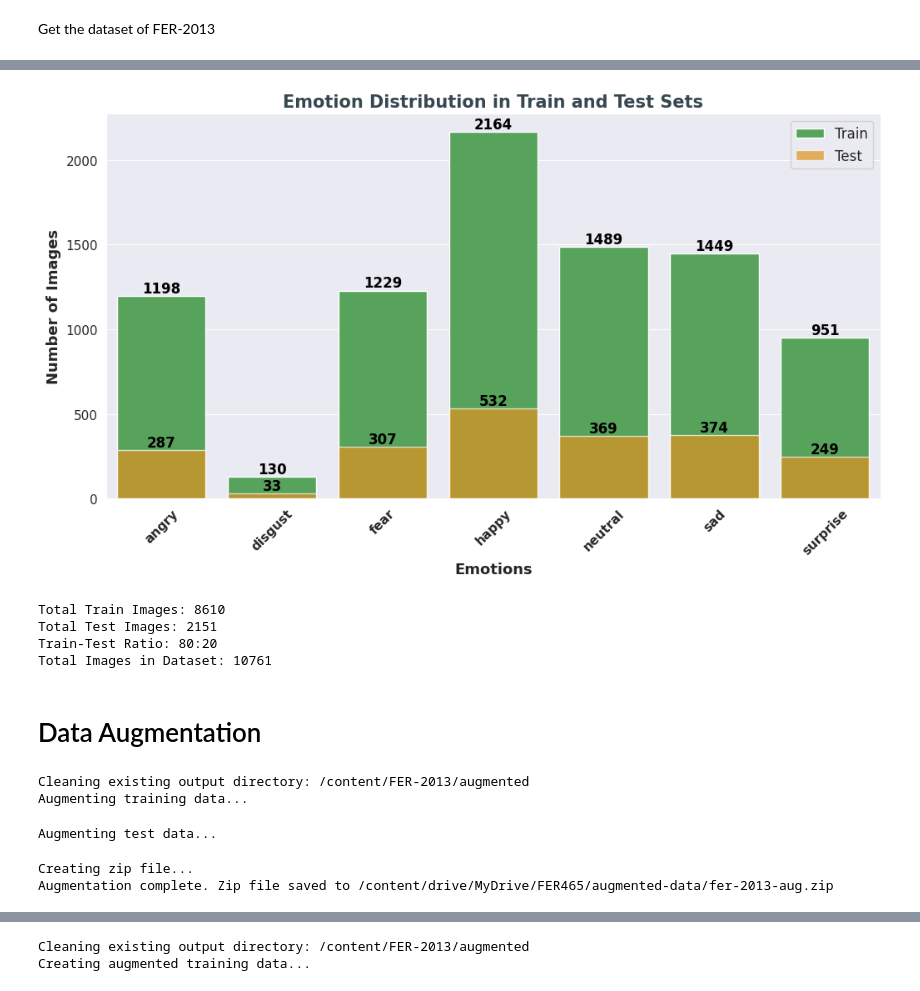
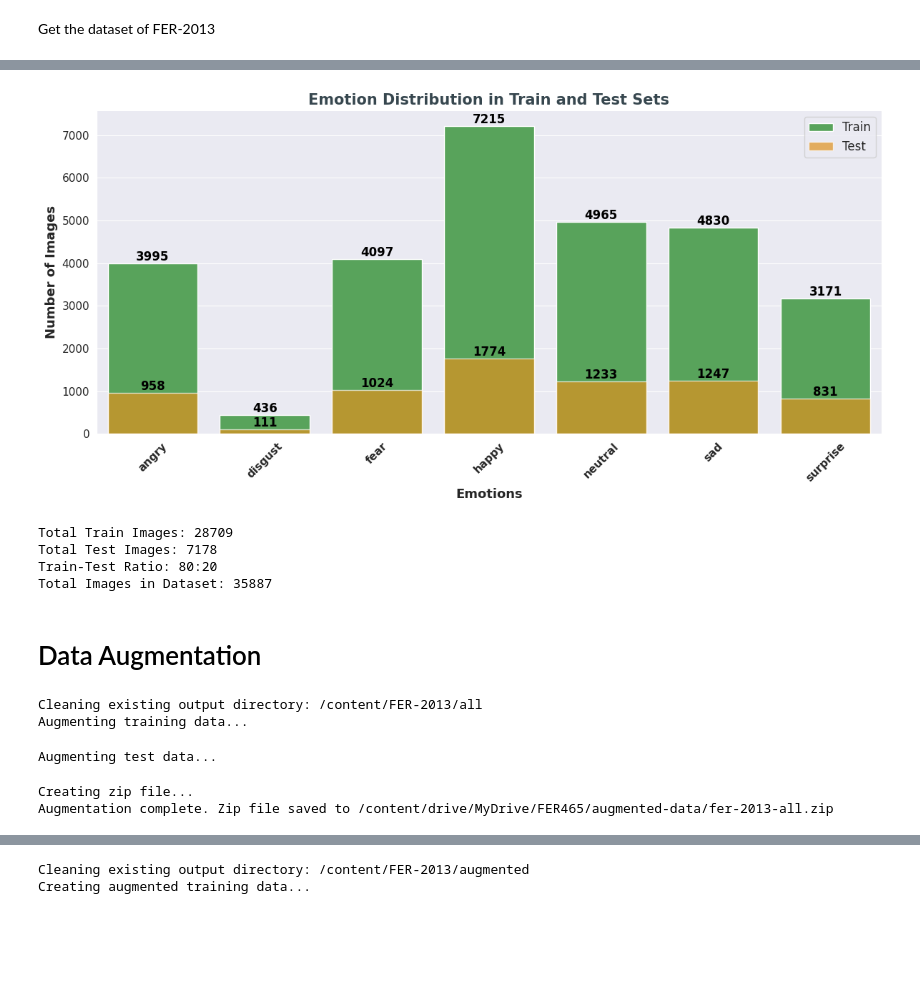
Before and after one commit to riad-safowan/CSE465_Spring2025_Group-01, a Jupyter notebook: FER465.ipynb, the cells around one changed output, grey strips where cells are left out. Drawn from its saved outputs; the diff is of its cells as text; code cells hidden in the pictures; blank space fills up the shorter version.

```diff
--- a/FER465.ipynb
+++ b/FER465.ipynb
@@ -62,66 +57,70 @@ import os
 import matplotlib.pyplot as plt
 import seaborn as sns
 
-# Set Seaborn style
-sns.set_style("darkgrid")
+def visualize_emotion_dataset(data_dir):
+    # Set Seaborn style
+    sns.set_style("darkgrid")
 
-# Define dataset paths
-DATA_DIR = "/content/FER-2013/augmented"
-TRAIN_DIR = os.path.join(DATA_DIR, "train")
-TEST_DIR = os.path.join(DATA_DIR, "test")
+    # Define dataset paths
+    TRAIN_DIR = os.path.join(data_dir, "train")
+    TEST_DIR = os.path.join(data_dir, "test")
 
-def count_images(directory):
-    """Returns a dictionary with the count of images per emotion category."""
-    return {emotion: len(os.listdir(os.path.join(directory, emotion))) for emotion in sorted(os.listdir(directory))}
+    def count_images(directory):
+        """Returns a dictionary with the count of images per emotion category."""
+        return {emotion: len(os.listdir(os.path.join(directory, emotion)))
+                for emotion in sorted(os.listdir(directory))}
 
-# Count images in train and test sets
-train_counts = count_images(TRAIN_DIR)
-test_counts = count_images(TEST_DIR)
+    # Count images in train and test sets
+    train_counts = count_images(TRAIN_DIR)
+    test_counts = count_images(TEST_DIR)
 
-# Compute dataset statistics
-total_train, total_test = sum(train_counts.values()), sum(test_counts.values())
-total_images = total_train + total_test
+    # Compute dataset statistics
+    total_train, total_test = sum(train_counts.values()), sum(test_counts.values())
+    total_images = total_train + total_test
 
-def plot_distribution(train_counts, test_counts):
-    """Plots the number of images per emotion category for train and test sets with improved visuals."""
+    # Plot distribution
     plt.figure(figsize=(12, 6))
 
     # Define colors
     train_color = "#4CAF50"  # Green
     test_color = "#FF9800"   # Orange
 
-    ax = sns.barplot(x=list(train_counts.keys()), y=list(train_counts.values()), color=train_color, label="Train")
-    sns.barplot(x=list(test_counts.keys()), y=list(test_counts.values()), color=test_color, alpha=0.7, label="Test")
+    ax = sns.barplot(x=list(train_counts.keys()), y=list(train_counts.values()),
+                     color=train_color, label="Train")
+    sns.barplot(x=list(test_counts.keys()), y=list(test_counts.values()),
+                color=test_color, alpha=0.7, label="Test")
 
     # Annotate bars with counts
     for p in ax.patches:
         ax.annotate(f'{int(p.get_height())}',
                     (p.get_x() + p.get_width() / 2., p.get_height()),
                     ha='center', va='bottom', fontsize=12, color='black', fontweight='bold')
 
     plt.xlabel("Emotions", fontsize=13, fontweight="bold")
     plt.ylabel("Number of Images", fontsize=13, fontweight="bold")
     plt.title("Emotion Distribution in Train and Test Sets", fontsize=15, fontweight="bold", color="#37474F")
     plt.legend(fontsize=12)
     plt.xticks(rotation=45, fontsize=11, fontweight="bold")
     plt.yticks(fontsize=11)
 
+    plt.tight_layout()
     plt.show()
 
-# Plot and display dataset statistics
-plot_distribution(train_counts, test_counts)
-print(f"Total Train Images: {total_train}")
-print(f"Total Test Images: {total_test}")
-train_percent = (total_train * 100) / total_images
-test_percent = (total_test * 100) / total_images
-print(f"Train-Test Ratio: {round(train_percent)}:{round(test_percent)}")
-print(f"Total Images in Dataset: {total_images}")
+    # Display dataset statistics
+    print(f"Total Train Images: {total_train}")
+    print(f"Total Test Images: {total_test}")
+    train_percent = (total_train * 100) / total_images
+    test_percent = (total_test * 100) / total_images
+    print(f"Train-Test Ratio: {round(train_percent)}:{round(test_percent)}")
+    print(f"Total Images in Dataset: {total_images}")
+
+visualize_emotion_dataset("/content/FER-2013")
 # %% [output]
-[figure, old version]
+[figure, new version]
-Total Train Images: 8610
-Total Test Images: 2151
+Total Train Images: 28709
+Total Test Images: 7178
 Train-Test Ratio: 80:20
-Total Images in Dataset: 10761
+Total Images in Dataset: 35887
 # %% [markdown]
 # Data Augmentation
 # %%
@@ -137,8 +136,8 @@ import zipfile
 data_dir = "/content/FER-2013"
 train_dir = os.path.join(data_dir, "train")
 test_dir = os.path.join(data_dir, "test")
-output_dir = "/content/FER-2013/augmented"
-output_zip = "/content/drive/MyDrive/FER465/augmented-data/fer-2013-aug.zip"
+output_dir = "/content/FER-2013/all"
+output_zip = "/content/drive/MyDrive/FER465/augmented-data/fer-2013-all.zip"
 
 # Clear the output directory if it exists
 if os.path.exists(output_dir):
@@ -242,8 +241,8 @@ with zipfile.ZipFile(output_zip, 'w', zipfile.ZIP_DEFLATED) as zipf:
 
 print(f"Augmentation complete. Zip file saved to {output_zip}")
 # %% [output]
-Cleaning existing output directory: /content/FER-2013/augmented
+Cleaning existing output directory: /content/FER-2013/all
 Augmenting training data...
 Augmenting test data...
 Creating zip file...
-Augmentation complete. Zip file saved to /content/drive/MyDrive/FER465/augmented-data/fer-2013-aug.zip
+Augmentation complete. Zip file saved to /content/drive/MyDrive/FER465/augmented-data/fer-2013-all.zip
```
Also changed, not shown: parts of 5 cells of this notebook, 2 other files.
